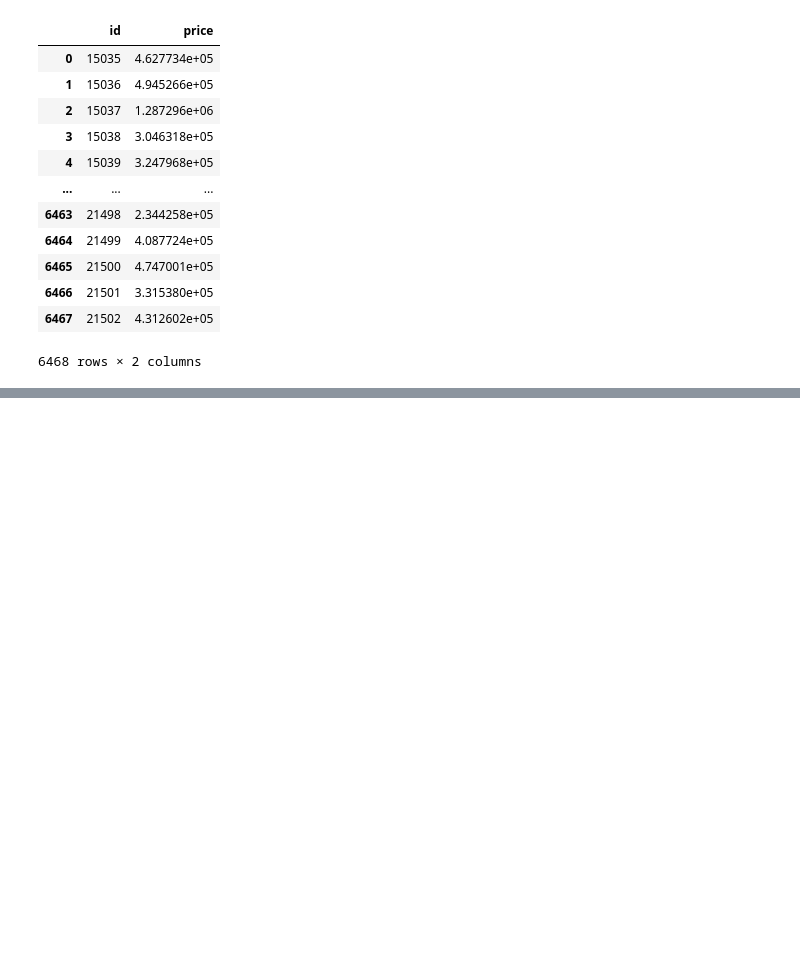
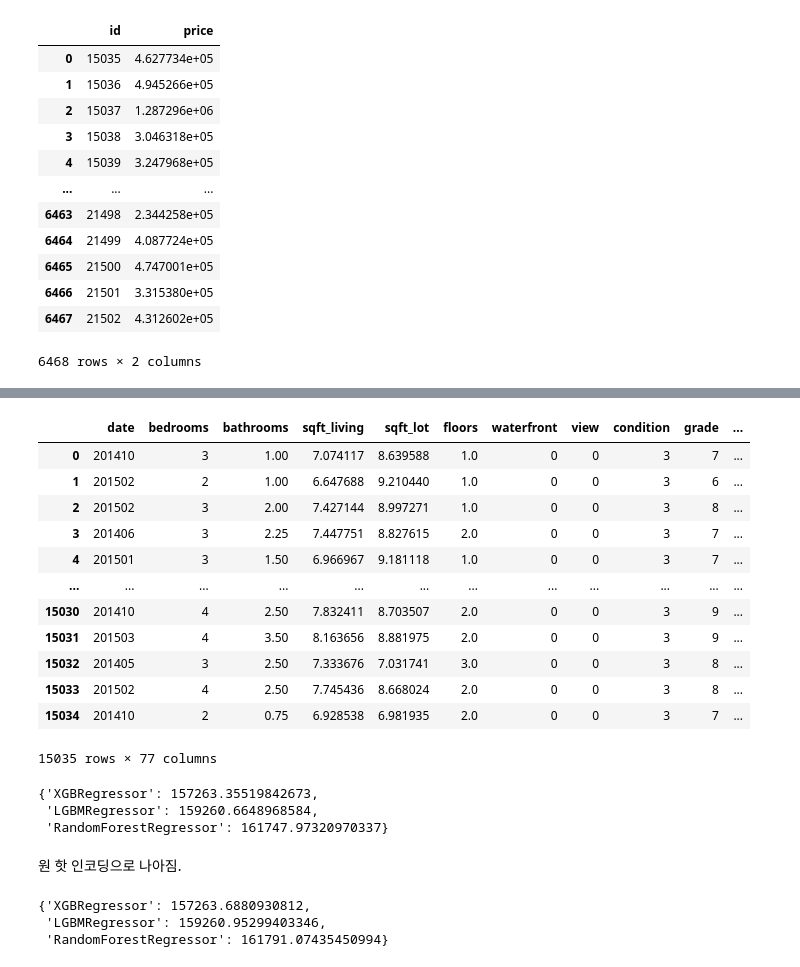
Before and after one commit to Fermathj/Aiffel, a Jupyter notebook: QuestC-3/Quest C-2 3rd.ipynb, the cells around one changed output, grey strips where cells are left out. Cells and saved outputs as stored; diff of their text form; code cells hidden in the pictures; blank space fills up the shorter version.

```diff
--- a/QuestC-3/Quest C-2 3rd.ipynb
+++ b/QuestC-3/Quest C-2 3rd.ipynb
@@ -310,0 +352,26 @@ submission
+# %%
+train = pd.get_dummies(train, columns=['zipcode_45'])
+train
+# %% [output]
+|  | date | bedrooms | bathrooms | sqft_living | sqft_lot | floors | waterfront | view | condition | grade | ... |
+| 0 | 201410 | 3 | 1.00 | 7.074117 | 8.639588 | 1.0 | 0 | 0 | 3 | 7 | ... |
+| 1 | 201502 | 2 | 1.00 | 6.647688 | 9.210440 | 1.0 | 0 | 0 | 3 | 6 | ... |
+| 2 | 201502 | 3 | 2.00 | 7.427144 | 8.997271 | 1.0 | 0 | 0 | 3 | 8 | ... |
+| 3 | 201406 | 3 | 2.25 | 7.447751 | 8.827615 | 2.0 | 0 | 0 | 3 | 7 | ... |
+| 4 | 201501 | 3 | 1.50 | 6.966967 | 9.181118 | 1.0 | 0 | 0 | 3 | 7 | ... |
+| ... | ... | ... | ... | ... | ... | ... | ... | ... | ... | ... | ... |
+| 15030 | 201410 | 4 | 2.50 | 7.832411 | 8.703507 | 2.0 | 0 | 0 | 3 | 9 | ... |
+| 15031 | 201503 | 4 | 3.50 | 8.163656 | 8.881975 | 2.0 | 0 | 0 | 3 | 9 | ... |
+| 15032 | 201405 | 3 | 2.50 | 7.333676 | 7.031741 | 3.0 | 0 | 0 | 3 | 8 | ... |
+| 15033 | 201502 | 4 | 2.50 | 7.745436 | 8.668024 | 2.0 | 0 | 0 | 3 | 8 | ... |
+| 15034 | 201410 | 2 | 0.75 | 6.928538 | 6.981935 | 2.0 | 0 | 0 | 3 | 7 | ... |
+15035 rows × 77 columns
+# %%
+X_train, X_test, y_train, y_test = train_test_split(train, y, test_size=0.2, random_state=2024)
+get_scores(models, X_train, y_train, X_test, y_test)
+# %% [output]
+{'XGBRegressor': 157263.35519842673,
+ 'LGBMRegressor': 159260.6648968584,
+ 'RandomForestRegressor': 161747.97320970337}
+# %% [markdown]
+원 핫 인코딩으로 나아짐.
@@ -310,0 +382,7 @@ submission
+# %%
+X_train, X_test, y_train, y_test = train_test_split(train, y, test_size=0.2, random_state=2024)
+get_scores(models, X_train, y_train, X_test, y_test)
+# %% [output]
+{'XGBRegressor': 157263.6880930812,
+ 'LGBMRegressor': 159260.95299403346,
+ 'RandomForestRegressor': 161791.07435450994}
```
Also changed, not shown: parts of 39 cells of this notebook.
